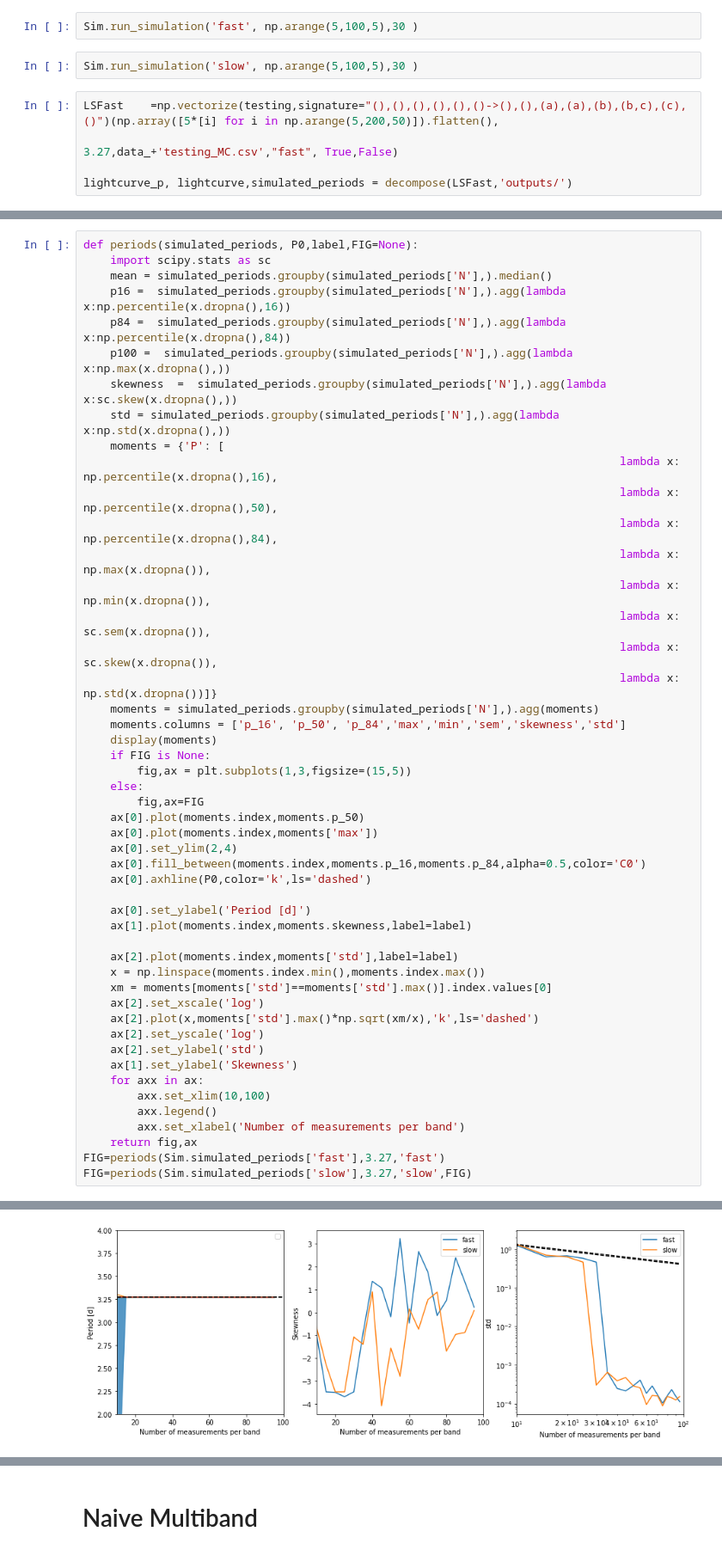
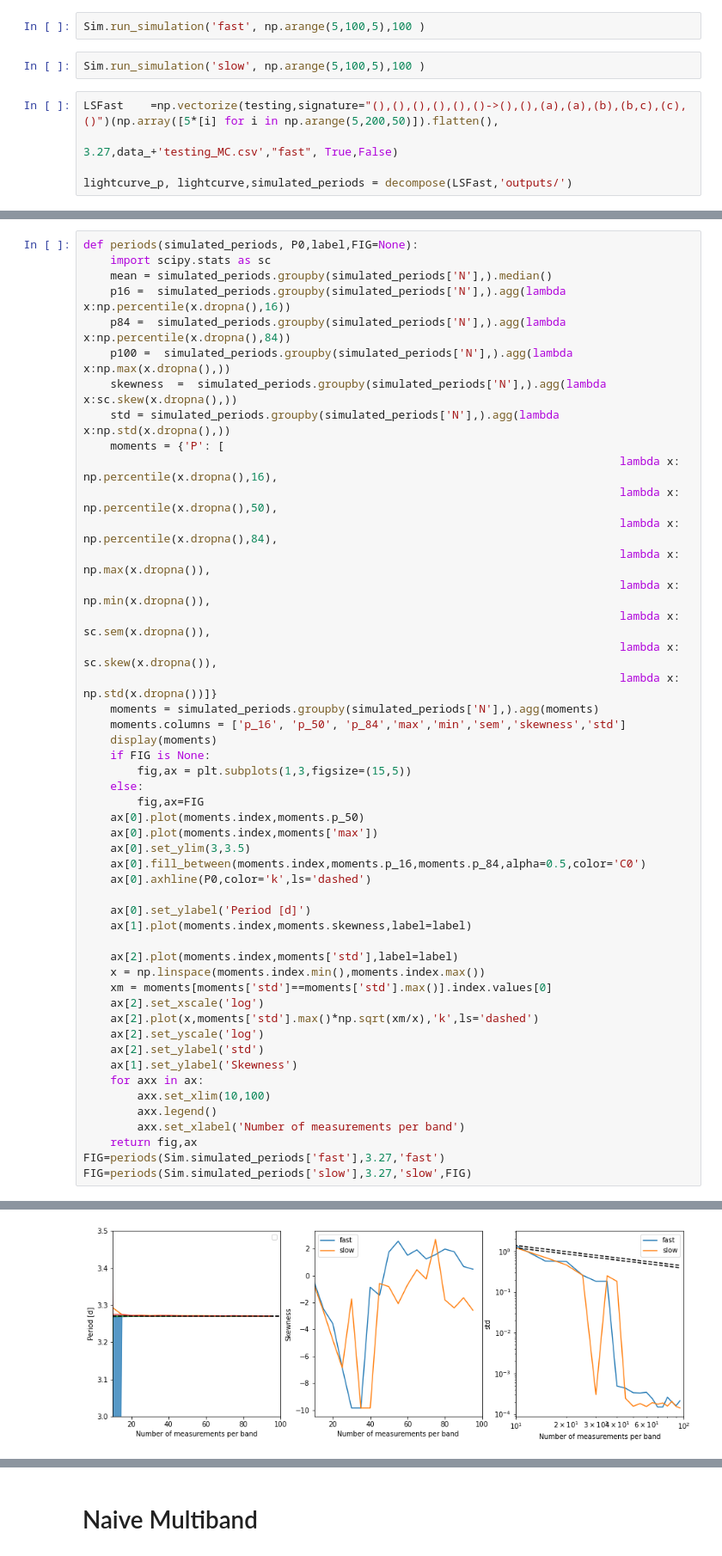
Before and after one commit to KrTis/PeriodFinding, a Jupyter notebook: Simulations.ipynb, the cells around one changed output, grey strips where cells are left out. Shown at 86% size. Saved outputs shown, nothing was run; the diff lists cells and outputs as text.

Commit message:
New plots

```diff
--- a/Simulations.ipynb
+++ b/Simulations.ipynb
@@ -25,9 +25,9 @@ Sim = MCSimulation('data/', 3.27, 'data/testing_MC.csv')
 # %% [markdown]
 #  Lomb Scargle Fast
 # %%
-Sim.run_simulation('fast', np.arange(5,100,5),30 )
+Sim.run_simulation('fast', np.arange(5,100,5),100 )
 # %%
-Sim.run_simulation('slow', np.arange(5,100,5),30 )
+Sim.run_simulation('slow', np.arange(5,100,5),100 )
 # %%
 LSFast    =np.vectorize(testing,signature="(),(),(),(),(),()->(),(),(a),(a),(b),(b,c),(c),()")(np.array([5*[i] for i in np.arange(5,200,50)]).flatten(),
                                                                                    3.27,data_+'testing_MC.csv',"fast", True,False)
@@ -83,7 +83,7 @@ def periods(simulated_periods, P0,label,FIG=None):
         fig,ax=FIG
     ax[0].plot(moments.index,moments.p_50)
     ax[0].plot(moments.index,moments['max'])
-    ax[0].set_ylim(2,4)
+    ax[0].set_ylim(3,3.5)
     ax[0].fill_between(moments.index,moments.p_16,moments.p_84,alpha=0.5,color='C0')
     ax[0].axhline(P0,color='k',ls='dashed')
 
@@ -146,2 +146,2 @@ No handles with labels found to put in legend.
 No handles with labels found to put in legend.
-[figure, old version]
+[figure, new version]
```
Also changed, not shown: parts of 3 cells of this notebook, 3 other files.
